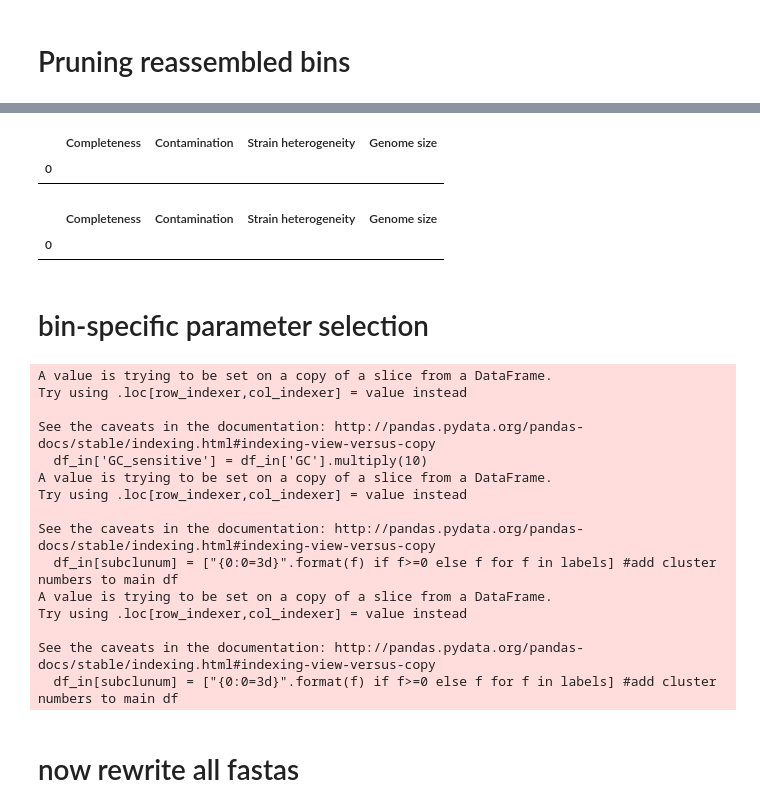
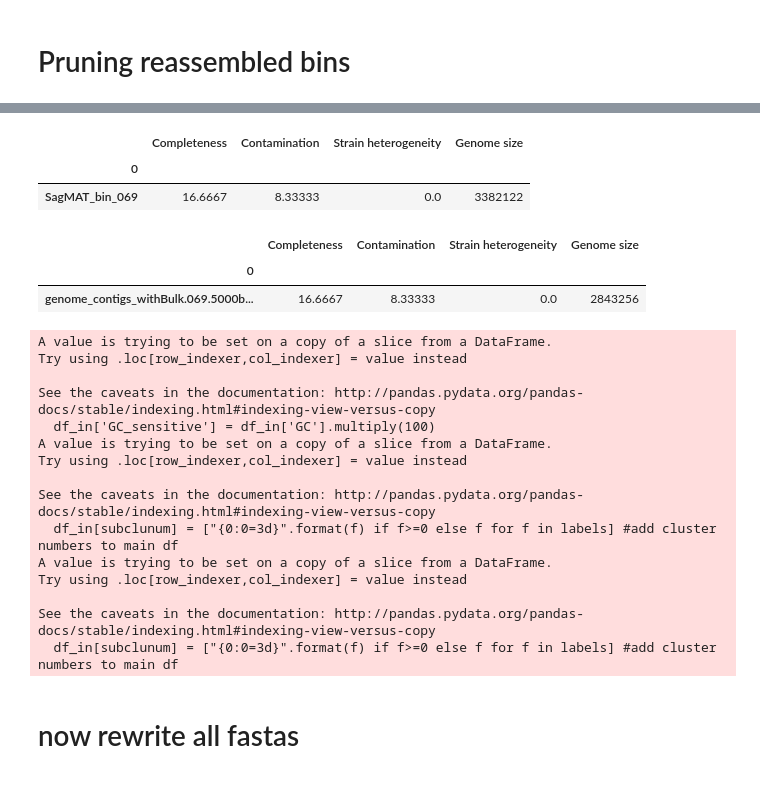
Before and after one commit to BojkArth/minimeta_notebooks, a Jupyter notebook: 201901_postReassemblyPruning_SagMAT.ipynb, the cells around one changed output, grey strips where cells are left out. Drawn from its saved outputs; the diff is of its cells as text; code cells hidden in the pictures.

```diff
--- a/201901_postReassemblyPruning_SagMAT.ipynb
+++ b/201901_postReassemblyPruning_SagMAT.ipynb
@@ -325,24 +345,24 @@ OK, so the conclusion is that from the 300+ bins formed (which are redundant, so
 # %%
-binn = '165'
+binn = '069'
 # %%
-FB_pre_pruned[FB_pre_pruned.index.str.contains('k.'+binn+'.')][['Completeness','Contamination','Strain heterogeneity','Genome size']]
+chkm_orig[chkm_orig.index.str.contains('_'+binn)][['Completeness','Contamination','Strain heterogeneity','Genome size']]
 # %% [output]
 |  | Completeness | Contamination | Strain heterogeneity | Genome size |
 | 0 |  |  |  |  |
+| SagMAT_bin_069 | 16.6667 | 8.33333 | 0.0 | 3382122 |
 # %%
-FB_pruned[FB_pruned.index.str.contains('bin_'+binn+'_')][['Completeness','Contamination','Strain heterogeneity','Genome size']].sort_values(0)
+chkm_reas[chkm_reas.index.str.contains('.'+binn+'.')][['Completeness','Contamination','Strain heterogeneity','Genome size']].sort_values(0)
 # %% [output]
 |  | Completeness | Contamination | Strain heterogeneity | Genome size |
 | 0 |  |  |  |  |
+| genome_contigs_withBulk.069.5000b... | 16.6667 | 8.33333 | 0.0 | 2843256 |
-# %% [markdown]
-# bin-specific parameter selection
 # %%
 imp.reload(sub)
-fastadir = 'Permafrost/FranklinBluffs/bins/fasta/reassembly/'
-pickle = fastadir+'FranklinBluffs_reassembly_contig_stats.pickle'
+fastadir = 'Permafrost/'+expt_name+'/bins/fasta/reassembly/genomes_5kbfilter/'
+pickle = fastadir+expt_name+'_reassembly_contig_stats.pickle'
 keys = ['min_cluster_size','min_samples','cluster_selection_method','allow_single_cluster',
        'expt_name','write_fasta','Bin','GC_sensitive']#,'GCmin','GCmax']
-values = [145,1,'eom',True,'FranklinBluffs','YES',binn,'YES']#,.65,.79]
+values = [45,1,'eom',False,expt_name,'NO',binn,'YES']#,.65,.79]
 kwargs = dict(zip(keys,values))
 sub.subcluster_bin_post_reassembly(pickle,fastadir,**kwargs)
 # %% [output]
@@ -350,7 +370,7 @@ A value is trying to be set on a copy of a slice from a DataFrame.
 Try using .loc[row_indexer,col_indexer] = value instead
 
 See the caveats in the documentation: http://pandas.pydata.org/pandas-docs/stable/indexing.html#indexing-view-versus-copy
-  df_in['GC_sensitive'] = df_in['GC'].multiply(10)
+  df_in['GC_sensitive'] = df_in['GC'].multiply(100)
 A value is trying to be set on a copy of a slice from a DataFrame.
 Try using .loc[row_indexer,col_indexer] = value instead
 
```
Also changed, not shown: parts of 18 cells of this notebook.
